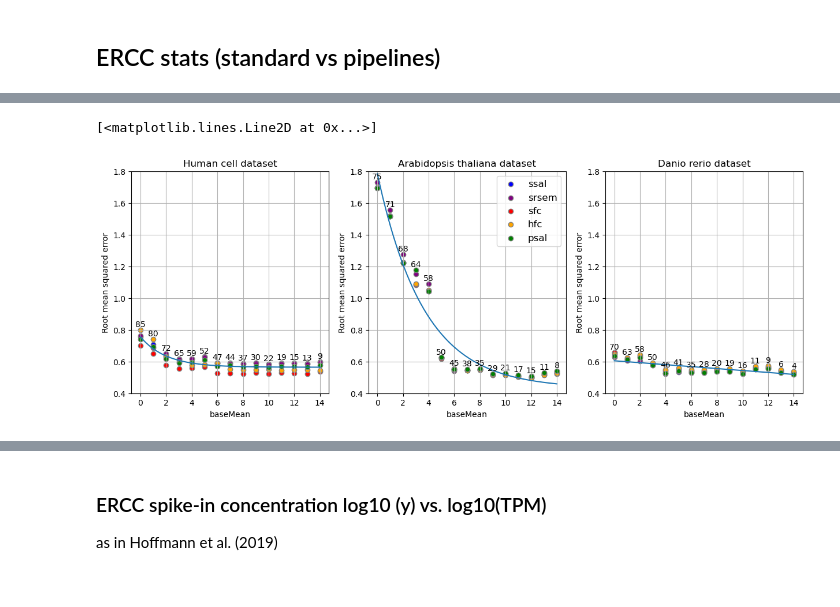
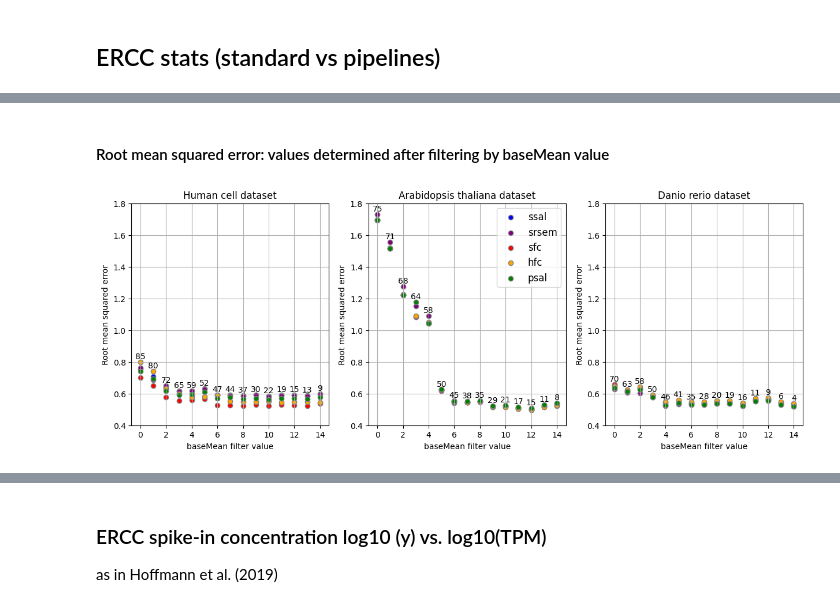
Before and after one commit to qbic-projects/rnaseq-benchmark, a Jupyter notebook: rnaSeqBenchmark.ipynb, the cells around one changed output, grey strips where cells are left out. Cells and saved outputs as stored; diff of their text form; code cells hidden in the pictures.

```diff
--- a/rnaSeqBenchmark.ipynb
+++ b/rnaSeqBenchmark.ipynb
@@ -248,3 +260,5 @@ at_exons = at_exons.reset_index().rename(columns={'index':'gene_id', 3:'exons'})
+# %%
+dr_genelength['gene_name'].fillna(dr_genelength['gene_id'], inplace=True)
 # %%
 # create and append dummy exon df for ercc reads
 ercc_exons = pd.DataFrame(ercc_df['gene_id'])
@@ -1229,0 +1884,31 @@ scatter_bMlim_ax(dr_ercc, 'log2fc_psal', 'log2fc_ercc', 'baseMean_ssal', 4, ax4,
+# %%
+hs_rmsq_stack = pd.DataFrame(hs_rmsq.set_index(['gene_id', 'log2fc_ercc', 'subgroup_ercc']).stack()).reset_index().rename(columns={'level_3':'pipeline', 0:'rmsq'})
+at_rmsq_stack = pd.DataFrame(at_rmsq.set_index(['gene_id', 'log2fc_ercc', 'subgroup_ercc']).stack()).reset_index().rename(columns={'level_3':'pipeline', 0:'rmsq'})
+dr_rmsq_stack = pd.DataFrame(dr_rmsq.set_index(['gene_id', 'log2fc_ercc', 'subgroup_ercc']).stack()).reset_index().rename(columns={'level_3':'pipeline', 0:'rmsq'})
+
+#fig, (ax0, ax1, ax2) = plt.subplots(nrows=1, ncols=3, figsize=(15,5))
+fig, ax = plt.subplots(nrows=1, ncols=3, figsize=(15,5))
+sns.swarmplot(data=hs_rmsq_stack, x="subgroup_ercc", y="rmsq", hue='pipeline', ax=ax[0], palette="colorblind", size=2.5).legend([],[], frameon=False)
+sns.swarmplot(data=at_rmsq_stack, x="subgroup_ercc", y="rmsq", hue='pipeline', ax=ax[1], palette="colorblind", size=2.5).legend([],[], frameon=False)
+sns.swarmplot(data=dr_rmsq_stack, x="subgroup_ercc", y="rmsq", hue='pipeline', ax=ax[2], palette="colorblind", size=2.5)
+#plt.tight_layout()
+#ax0.set_ylabel('Root mean squared error')
+#ax0.set_xlabel('baseMean filter value')
+ax[0].set_title('Human cell dataset')
+ax[1].set_title('Arabidopsis thaliana dataset')
+ax[2].set_title('Danio rerio dataset')
+ax[0].set_ylabel('Root mean squared error')
+ax[1].set_ylabel('')
+ax[2].set_ylabel('')
+ax[0].set_xlabel('')
+ax[1].set_xlabel('ERCC mix1/mix2 ratio subgroup')
+ax[2].set_xlabel('')
+plt.rc('legend', fontsize=10, loc='upper right')
+#plt.legend(labels=['star+salmon', 'star+rsem', 'star+featureCounts', 'hisat+featureCounts', 'pseudoaligner salmon'])
+l= 0
+m= 5.9
+ax[0].set_ylim(l,m)
+ax[1].set_ylim(l,m)
+ax[2].set_ylim(l,m)
+
+plt.show()
@@ -1230,3 +1917,5 @@ scatter_bMlim_ax(dr_ercc, 'log2fc_psal', 'log2fc_ercc', 'baseMean_ssal', 4, ax4,
+# %% [markdown]
+#### Root mean squared error: values determined after filtering by baseMean value
 # %%
 bMdf = pd.DataFrame(['baseMean', 'n', 'ssal', 'srsem', 'sfc', 'hfc', 'psal'])
 
@@ -1293,7 +1982,7 @@ ax0.scatter(df1.reset_index()['index'], df1['psal'], c='green', edgecolors='grey
 ax0.yaxis.grid(True)
 ax0.xaxis.grid(True)
 ax0.set_ylabel('Root mean squared error')
-ax0.set_xlabel('baseMean')
+ax0.set_xlabel('baseMean filter value')
 ax0.set_title('Human cell dataset')
 ax0.set_ylim(l,m)
 # add labels (number of erccs included)
@@ -1308,7 +1997,7 @@ y_hs_stack = df1stack['y']
 x_hs_stack = df1stack['x']
 popt_hs, pcov_hs = curve_fit(exp_func, x_hs_stack, y_hs_stack, p0=(1, 1e-6, 1))
 y_hs = exp_func(xx, *popt_hs)
-ax0.plot(xx, y_hs)
+#ax0.plot(xx, y_hs)
 
 ax1.scatter(df2.reset_index()['index'], df2['ssal'], c='blue', edgecolors='grey', marker='o', label='ssal')
 ax1.scatter(df2.reset_index()['index'], df2['srsem'], c='purple', edgecolors='grey', marker='o', label='srsem')
@@ -1318,7 +2007,7 @@ ax1.scatter(df2.reset_index()['index'], df2['psal'], c='green', edgecolors='grey
 ax1.yaxis.grid(True)
 ax1.xaxis.grid(True)
 ax1.set_ylabel('Root mean squared error')
-ax1.set_xlabel('baseMean')
+ax1.set_xlabel('baseMean filter value')
 ax1.set_title('Arabidopsis thaliana dataset')
 ax1.set_ylim(l,m)
 # add labels (number of erccs included)
@@ -1333,39 +2022,38 @@ x_at_stack = df2stack['x']
 y_at_stack = df2stack['y']
 popt_at, pcov_at = curve_fit(exp_func, x_at_stack, y_at_stack, p0=(1, 1e-6, 1))
 y_at = exp_func(xx, *popt_at)
-ax1.plot(xx, y_at)
+#ax1.plot(xx, y_at)
 
 ax1.legend(loc="upper right", fontsize=12)
 
 ax2.scatter(df3.reset_index()['index'], df3['ssal'], c='blue', edgecolors='grey', marker='o', label='ssal')
 ax2.scatter(df3.reset_index()['index'], df3['srsem'], c='purple', edgecolors='grey', marker='o', label='srsem')
 ax2.scatter(df3.reset_index()['index'], df3['sfc'], c='red', edgecolors='grey', marker='o', label='sfc')
 ax2.scatter(df3.reset_index()['index'], df3['hfc'], c='orange', edgecolors='grey', marker='o', label='hfc')
 ax2.scatter(df3.reset_index()['index'], df3['psal'], c='green', edgecolors='grey', marker='o', label='psal')
 ax2.yaxis.grid(True)
 ax2.xaxis.grid(True)
 ax2.set_ylabel('Root mean squared error')
-ax2.set_xlabel('baseMean')
+ax2.set_xlabel('baseMean filter value')
 ax2.set_title('Danio rerio dataset')
 ax2.set_ylim(l,m)
 # add labels (number of erccs included)
 values_dr = dr_rmsqerr[0].max(axis=1)
 labels_dr = dr_rmsqerr[0].index
 text_dr = dr_rmsqerr[1]
 for i, v in enumerate(values_dr):
     #print(i)
     ax2.text(i, v+0.02, text_dr[i], ha="center")
 #fit exponential functiony_hs_stack = df1stack['y']
 x_dr_stack = df3stack['x']
 y_dr_stack = df3stack['y']
 popt_dr, pcov_dr = curve_fit(exp_func, x_dr_stack, y_dr_stack, p0=(1, 1e-6, 1))
 y_dr = exp_func(xx, *popt_dr)
-ax2.plot(xx, y_dr)
+#ax2.plot(xx, y_dr)
 
 #ax2.legend(loc="upper right", fontsize=12)
 # %% [output]
-[<matplotlib.lines.Line2D at 0x...>]
-[figure, old version]
+[figure, new version]
 # %%
 def compareLog2fc_ax(df, pipe1, pipe2, ax, legend):
     de = df[(df['outcome_'+pipe1]=='DE') & (df['outcome_'+pipe2]=='DE')].fillna(0)
```
Also changed, not shown: parts of 80 cells of this notebook, 7 other files.
